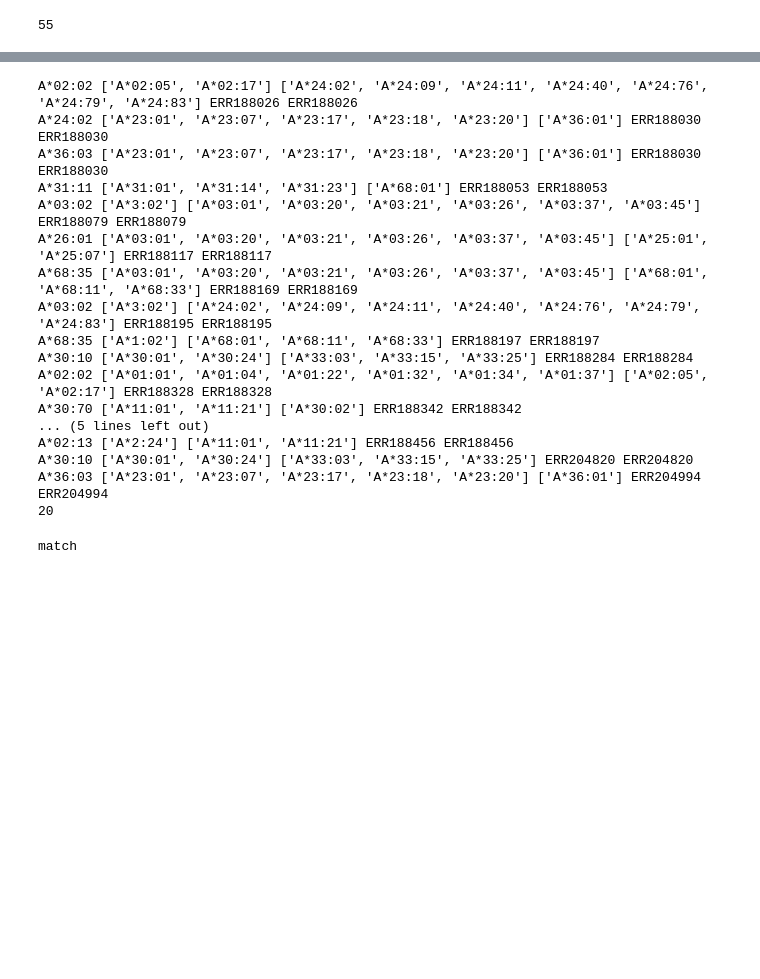
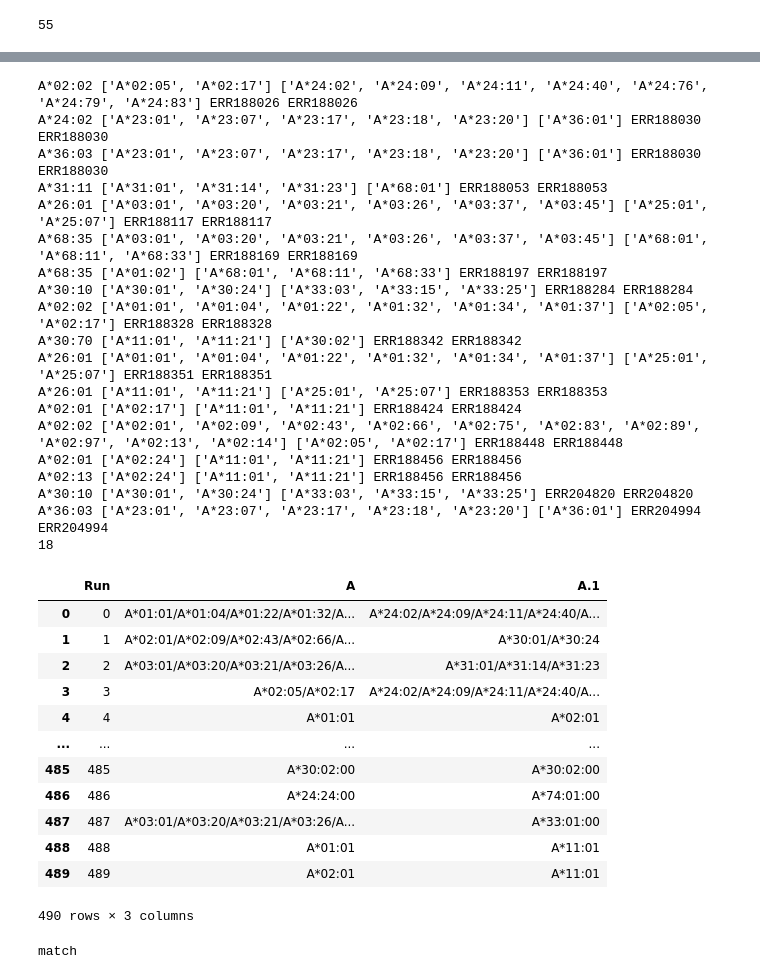
Before and after one commit to ydottie/hlaproject, a Jupyter notebook: notebooks/misreads_d3.ipynb, the cells around one changed output, grey strips where cells are left out. Cells and saved outputs as stored; diff of their text form; code cells hidden in the pictures; blank space fills up the shorter version.

```diff
--- a/notebooks/misreads_d3.ipynb
+++ b/notebooks/misreads_d3.ipynb
@@ -170,6 +185,7 @@ allele='A'
 # %%
 mismatch_count=0
 match=0
+allele='A'
 pred=pd.read_csv('../results/standard/hlavbseq_d2.csv')
 gs=pd.read_csv('../datasets/2_gs.csv')
 pred=select_allele(pred,allele)
@@ -198,19 +214,37 @@ A*02:02 ['A*02:05', 'A*02:17'] ['A*24:02', 'A*24:09', 'A*24:11', 'A*24:40', 'A*2
 A*24:02 ['A*23:01', 'A*23:07', 'A*23:17', 'A*23:18', 'A*23:20'] ['A*36:01'] ERR188030 ERR188030
 A*36:03 ['A*23:01', 'A*23:07', 'A*23:17', 'A*23:18', 'A*23:20'] ['A*36:01'] ERR188030 ERR188030
 A*31:11 ['A*31:01', 'A*31:14', 'A*31:23'] ['A*68:01'] ERR188053 ERR188053
-A*03:02 ['A*3:02'] ['A*03:01', 'A*03:20', 'A*03:21', 'A*03:26', 'A*03:37', 'A*03:45'] ERR188079 ERR188079
 A*26:01 ['A*03:01', 'A*03:20', 'A*03:21', 'A*03:26', 'A*03:37', 'A*03:45'] ['A*25:01', 'A*25:07'] ERR188117 ERR188117
 A*68:35 ['A*03:01', 'A*03:20', 'A*03:21', 'A*03:26', 'A*03:37', 'A*03:45'] ['A*68:01', 'A*68:11', 'A*68:33'] ERR188169 ERR188169
-A*03:02 ['A*3:02'] ['A*24:02', 'A*24:09', 'A*24:11', 'A*24:40', 'A*24:76', 'A*24:79', 'A*24:83'] ERR188195 ERR188195
-A*68:35 ['A*1:02'] ['A*68:01', 'A*68:11', 'A*68:33'] ERR188197 ERR188197
+A*68:35 ['A*01:02'] ['A*68:01', 'A*68:11', 'A*68:33'] ERR188197 ERR188197
 A*30:10 ['A*30:01', 'A*30:24'] ['A*33:03', 'A*33:15', 'A*33:25'] ERR188284 ERR188284
 A*02:02 ['A*01:01', 'A*01:04', 'A*01:22', 'A*01:32', 'A*01:34', 'A*01:37'] ['A*02:05', 'A*02:17'] ERR188328 ERR188328
 A*30:70 ['A*11:01', 'A*11:21'] ['A*30:02'] ERR188342 ERR188342
-... (5 lines left out)
-A*02:13 ['A*2:24'] ['A*11:01', 'A*11:21'] ERR188456 ERR188456
+A*26:01 ['A*01:01', 'A*01:04', 'A*01:22', 'A*01:32', 'A*01:34', 'A*01:37'] ['A*25:01', 'A*25:07'] ERR188351 ERR188351
+A*26:01 ['A*11:01', 'A*11:21'] ['A*25:01', 'A*25:07'] ERR188353 ERR188353
+A*02:01 ['A*02:17'] ['A*11:01', 'A*11:21'] ERR188424 ERR188424
+A*02:02 ['A*02:01', 'A*02:09', 'A*02:43', 'A*02:66', 'A*02:75', 'A*02:83', 'A*02:89', 'A*02:97', 'A*02:13', 'A*02:14'] ['A*02:05', 'A*02:17'] ERR188448 ERR188448
+A*02:01 ['A*02:24'] ['A*11:01', 'A*11:21'] ERR188456 ERR188456
+A*02:13 ['A*02:24'] ['A*11:01', 'A*11:21'] ERR188456 ERR188456
 A*30:10 ['A*30:01', 'A*30:24'] ['A*33:03', 'A*33:15', 'A*33:25'] ERR204820 ERR204820
 A*36:03 ['A*23:01', 'A*23:07', 'A*23:17', 'A*23:18', 'A*23:20'] ['A*36:01'] ERR204994 ERR204994
-20
+18
+# %%
+gs
+# %% [output]
+|  | Run | A | A.1 |
+| 0 | 0 | A*01:01/A*01:04/A*01:22/A*01:32/A... | A*24:02/A*24:09/A*24:11/A*24:40/A... |
+| 1 | 1 | A*02:01/A*02:09/A*02:43/A*02:66/A... | A*30:01/A*30:24 |
+| 2 | 2 | A*03:01/A*03:20/A*03:21/A*03:26/A... | A*31:01/A*31:14/A*31:23 |
+| 3 | 3 | A*02:05/A*02:17 | A*24:02/A*24:09/A*24:11/A*24:40/A... |
+| 4 | 4 | A*01:01 | A*02:01 |
+| ... | ... | ... | ... |
+| 485 | 485 | A*30:02:00 | A*30:02:00 |
+| 486 | 486 | A*24:24:00 | A*74:01:00 |
+| 487 | 487 | A*03:01/A*03:20/A*03:21/A*03:26/A... | A*33:01:00 |
+| 488 | 488 | A*01:01 | A*11:01 |
+| 489 | 489 | A*02:01 | A*11:01 |
+490 rows × 3 columns
 # %%
 count_mismatch_d2("arcas",'2','A')
 # %%
```
Also changed, not shown: parts of 7 cells of this notebook, 2 other files.
